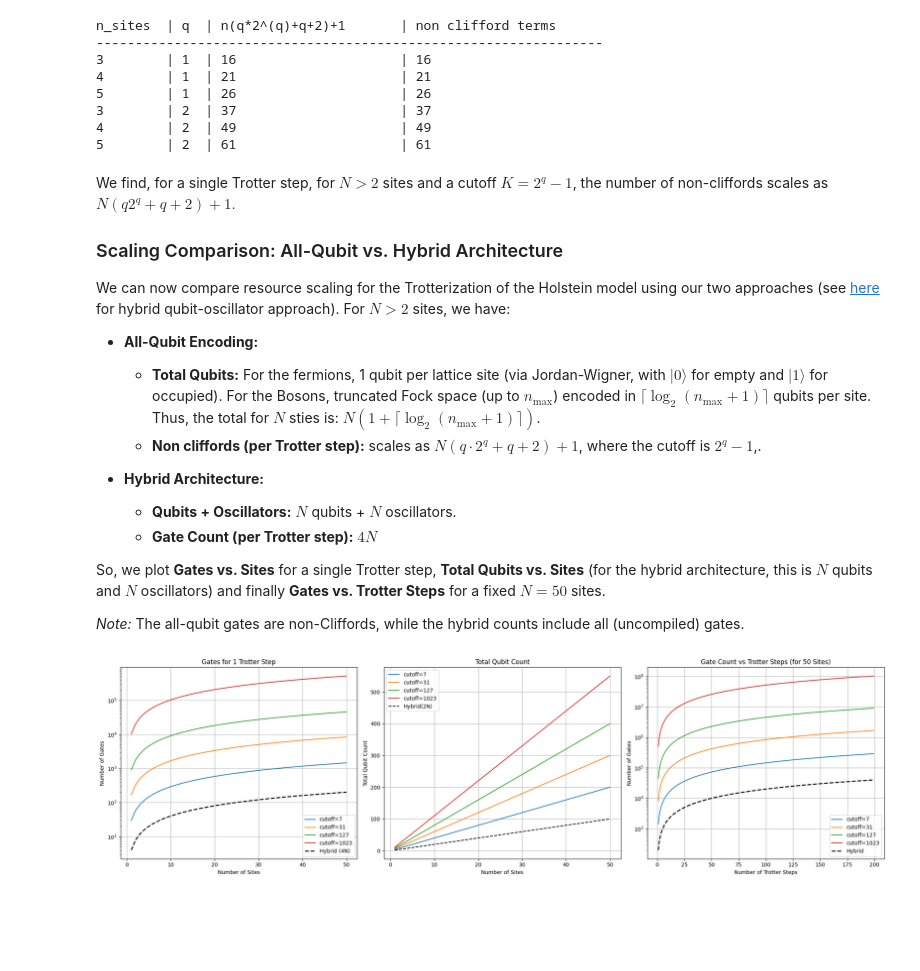
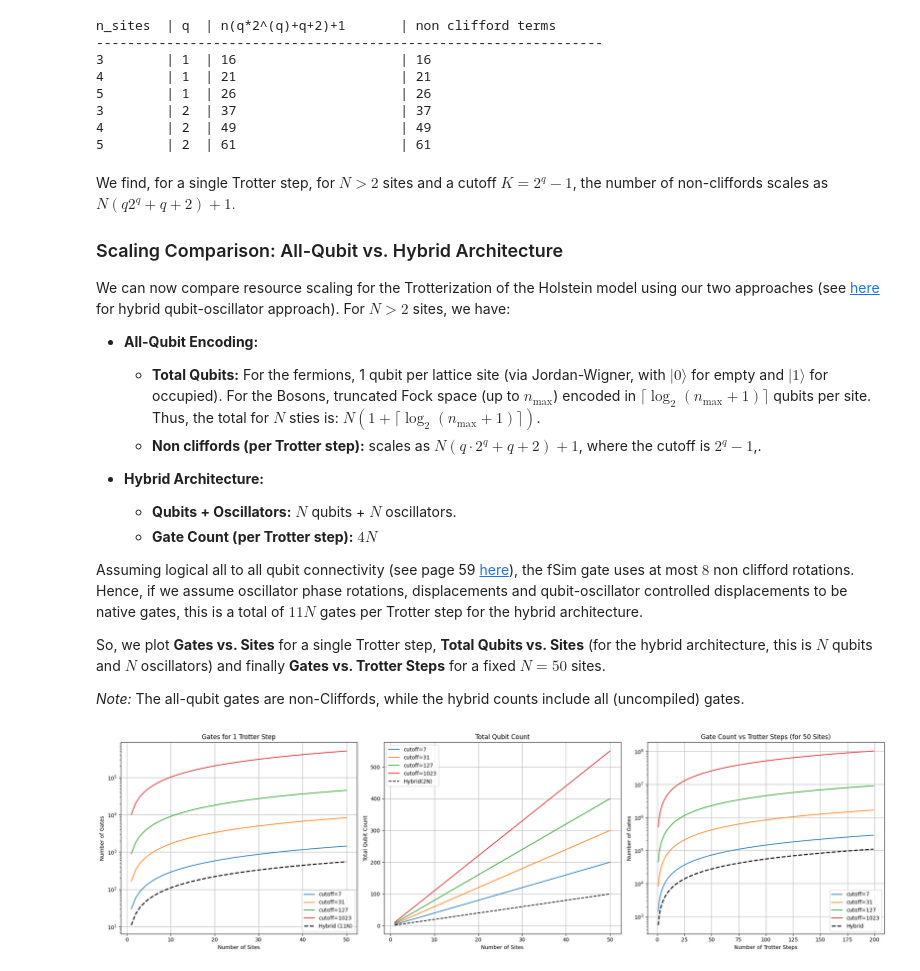
Before and after one commit to samgodwood/bosonic-qiskit, a Jupyter notebook: playground/bosonic_operator_costs/holstein/qubit_holstein.ipynb, the cells around one changed output. Saved outputs shown, nothing was run; the diff lists cells and outputs as text; code cells hidden in the pictures; blank space fills up the shorter version.

```diff
--- a/playground/bosonic_operator_costs/holstein/qubit_holstein.ipynb
+++ b/playground/bosonic_operator_costs/holstein/qubit_holstein.ipynb
@@ -308,6 +308,8 @@ We can now compare resource scaling for the Trotterization of the Holstein model
   - **Qubits + Oscillators:** $N$ qubits + $N$ oscillators.
   - **Gate Count (per Trotter step):** $4N$
 
+Assuming logical all to all qubit connectivity (see page 59 [here](https://arxiv.org/pdf/2407.10381)), the fSim gate uses at most $8$ non clifford rotations. Hence, if we assume oscillator phase rotations, displacements and qubit-oscillator controlled displacements to be native gates, this is a total of $11N$ gates per Trotter step for the hybrid architecture.
+
 So, we plot **Gates vs. Sites** for a single Trotter step, **Total Qubits vs. Sites** (for the hybrid architecture, this is $N$ qubits and $N$ oscillators) and finally **Gates vs. Trotter Steps** for a fixed $N = 50$ sites.
 
 *Note:* The all-qubit gates are non-Cliffords, while the hybrid counts include all (uncompiled) gates.
@@ -327,36 +329,36 @@ fig, axes = plt.subplots(1, 3, figsize=(21, 6))
 for q, cutoff in zip(q_values, cutoffs):
     axes[0].plot(N, N * (q * (2 ** q) + q + 2) + 1,
                  label=f'cutoff={cutoff}')
-axes[0].plot(N, 4 * N, 'k--', linewidth=2, label='Hybrid (4N)')
+axes[0].plot(N, 11 * N, 'k--', linewidth=2, label='Hybrid (11N)')
 axes[0].set(xlabel="Number of Sites", ylabel="Number of Gates", yscale="log",
             title="Gates for 1 Trotter Step")
 axes[0].grid(True)
 axes[0].legend()
 
 # --- Second subplot: Total Qubit Count: Hybrid vs. All-Qubit ---
 for q, cutoff in zip(q_values, cutoffs):
     axes[1].plot(N, N * (1 + np.log2(cutoff + 1)),
                  label=f'cutoff={cutoff}')
 axes[1].plot(N, 2 * N, 'k--', label='Hybrid(2N)')
 axes[1].set(xlabel="Number of Sites", ylabel="Total Qubit Count",
             title="Total Qubit Count")
 axes[1].grid(True)
 axes[1].legend()
 
 # --- Third subplot: Gate Count vs. Trotter Steps (for 50 Sites) ---
 for q, cutoff in zip(q_values, cutoffs):
     single_step_gates = fixed_sites * (q * (2 ** q) + q + 2) + 1
     total_gates = trotter_steps * single_step_gates
     axes[2].plot(trotter_steps, total_gates, label=f'cutoff={cutoff}')
 
-hybrid_gate_per_step = 4 * fixed_sites
+hybrid_gate_per_step = 11 * fixed_sites
 axes[2].plot(trotter_steps, trotter_steps * hybrid_gate_per_step, 'k--', linewidth=2, label='Hybrid')
 axes[2].set(xlabel="Number of Trotter Steps", ylabel="Number of Gates", yscale="log",
             title=f"Gate Count vs Trotter Steps (for {fixed_sites} Sites)")
 axes[2].grid(True)
 axes[2].legend()
 
 plt.tight_layout()
 plt.show()
 # %% [output]
-[figure, old version]
+[figure, new version]
```
